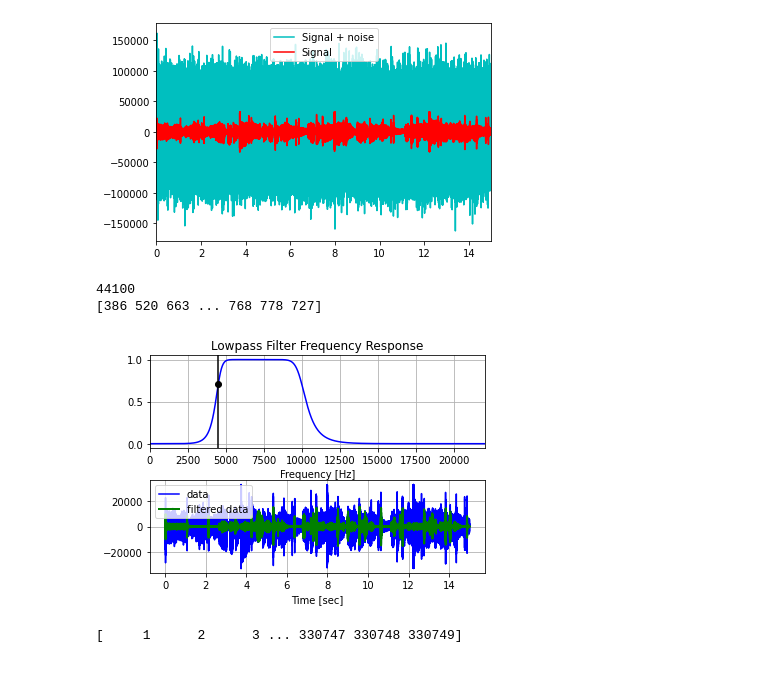
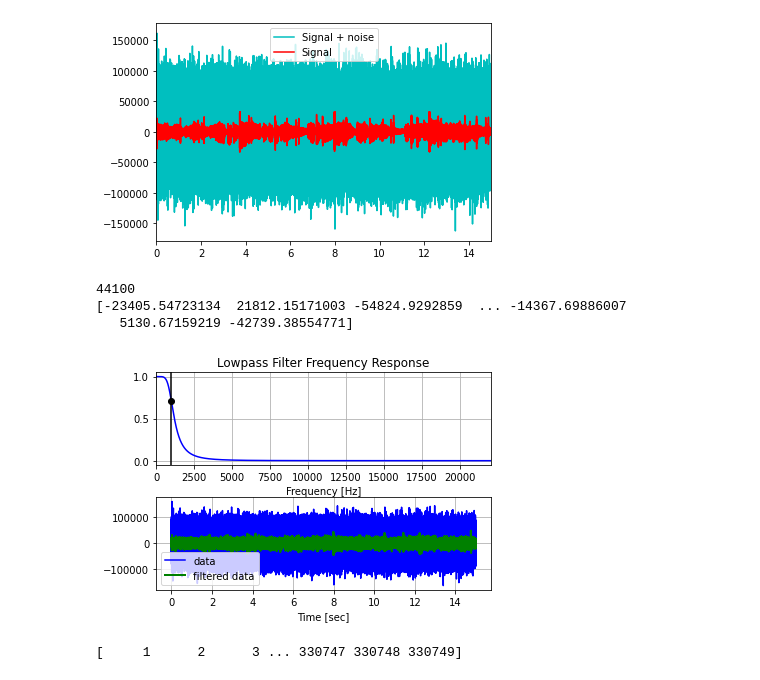
Before and after one commit to CenaAshoori/Signal-Processing, a Jupyter notebook: Audio FFT/audio_FFT.ipynb, the cells around one changed output. Saved outputs shown, nothing was run; the diff lists cells and outputs as text; code cells hidden in the pictures.

```diff
--- a/Audio FFT/audio_FFT.ipynb
+++ b/Audio FFT/audio_FFT.ipynb
@@ -95,20 +95,17 @@ from scipy.signal import butter, lfilter, freqz, cheby1
 import matplotlib.pyplot as plt
 
 
-def filter(signal, low_cutoff,high_cutoff, sr, order):
+def filter(signal, cutoff, sr, order):
     print(sr)
-
-    def butter_lowpass(sr, order=5):
+    def butter_lowpass(cutoff, sr, order=5):
         nyq = .5 * sr
-        low = low_cutoff / nyq
-        high = high_cutoff / nyq
-        # b, a = butter(order, [low,high], btype='band', analog=False)
-        b, a = butter(order,10, [low,high], btype='band', analog=False)
-        # b, a = cheby1(order, 10, low_cutoff, btype='low', analog=False)
+        normal_cutoff = cutoff / nyq
+        b, a = butter(order, normal_cutoff, btype='low', analog=False)
+        # b, a = cheby1(order, 10, normal_cutoff, btype='low', analog=False)
         return b, a
 
-    def butter_lowpass_filter(data, sr, order=5):
-        b, a = butter_lowpass( sr, order=order)
+    def butter_lowpass_filter(data, cutoff, sr, order=5):
+        b, a = butter_lowpass(cutoff, sr, order=order)
         y = lfilter(b, a, data)
         return y
 
@@ -119,14 +116,14 @@ def filter(signal, low_cutoff,high_cutoff, sr, order):
     # signal = signal_noisy
     # before_filter_signal = signal
     # Get the filter coefficients so we can check its frequency response.
-    b, a = butter_lowpass(sr, order)
+    b, a = butter_lowpass(cutoff, sr, order)
 
     # Plot the frequency response.
     w, h = freqz(b, a, worN=8000)
     plt.subplot(2, 1, 1)
     plt.plot(0.5*sr*w/np.pi, np.abs(h), 'b')
-    plt.plot(low_cutoff, 0.5*np.sqrt(2), 'ko')
-    plt.axvline(low_cutoff, color='k')
+    plt.plot(cutoff, 0.5*np.sqrt(2), 'ko')
+    plt.axvline(cutoff, color='k')
     plt.xlim(0, 0.5*sr)
     plt.title("Lowpass Filter Frequency Response")
     plt.xlabel('Frequency [Hz]')
@@ -142,7 +139,7 @@ def filter(signal, low_cutoff,high_cutoff, sr, order):
 
     # Filter the data, and plot both the original and filtered signals.
     print(signal)
-    y = butter_lowpass_filter(signal, sr, order)
+    y = butter_lowpass_filter(signal, cutoff, sr, order)
 
     plt.subplot(2, 1, 2)
     plt.plot(t, signal, 'b-', label='data')
@@ -158,16 +155,16 @@ def filter(signal, low_cutoff,high_cutoff, sr, order):
 # %%
 # # Filter requirements.
 # order = 6
 # fs = sample_rate       # sample rate, Hz
 # cutoff = 1000  # desired cutoff frequency of the filter, Hz
 # before_filter_signal = signal_noisy
-firstFilter = filter(signal, low_cutoff=4500,
-                     high_cutoff=10000, sr=sample_rate, order=6)
+firstFilter = filter(signal_noisy, cutoff=1000, sr=sample_rate, order=3)
 # secFilter = filter(firstFilter, cutoff=10000, sr=sample_rate, order=6)
 # %% [output]
 44100
-[386 520 663 ... 768 778 727]
+[-23405.54723134  21812.15171003 -54824.9292859  ... -14367.69886007
+   5130.67159219 -42739.38554771]
-[figure, old version]
+[figure, new version]
 # %%
 
 convert_to_wav(dst+"_convert_file.wav",sample_rate, firstFilter.astype(data.dtype))
```
